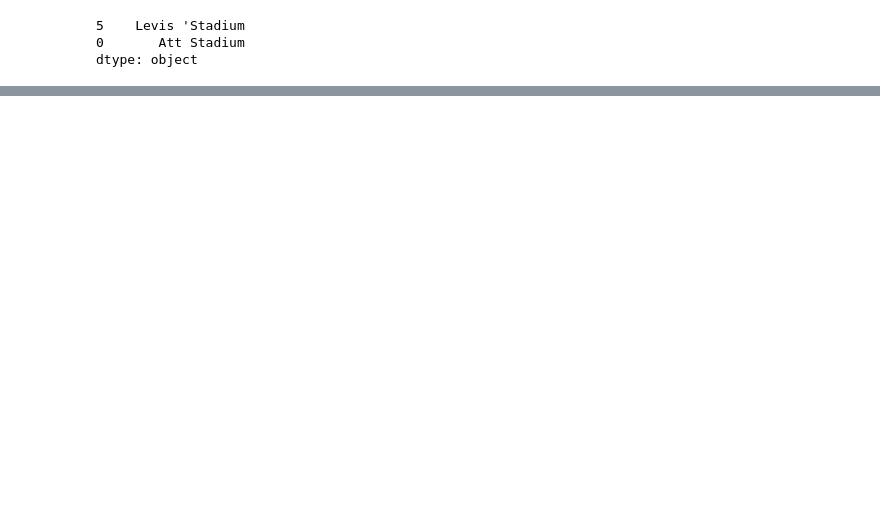
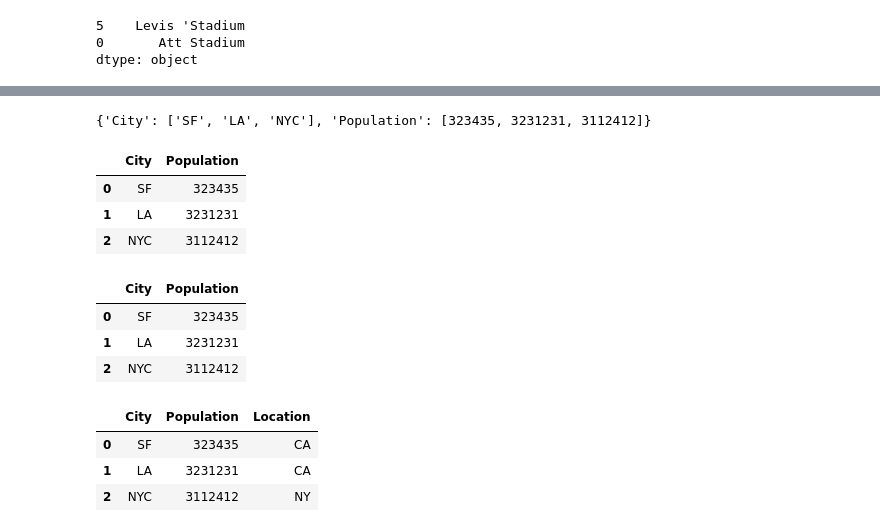
Before and after one commit to balaji-mssr/Data-Analysis-With-Python, a Jupyter notebook: Pandas/DataFrame.ipynb, the cells around one changed output, grey strips where cells are left out. Drawn from its saved outputs; the diff is of its cells as text; code cells hidden in the pictures; blank space fills up the shorter version.

Commit message:
data frames

```diff
--- a/Pandas/DataFrame.ipynb
+++ b/Pandas/DataFrame.ipynb
@@ -163,3 +163,36 @@ nfl_frame
 | 4 | 5 | Baltimore Ravens | 182 | 1 | 0.560 | 1996 | 326 | AFC North | NaN | 4 |
 | 5 | 6 | San Francisco 49ers | 545 | 14 | 0.550 | 1950 | 1003 | NFC West | Levis 'Stadium | 5 |
 | 6 | 7 | New England Patriots | 478 | 9 | 0.547 | 1960 | 882 | AFC East | NaN | 6 |
+# %%
+# Constractin dataframe with dictionnary
+data = {'City':['SF', 'LA', 'NYC'], 'Population':[323435,3231231,3112412]}
+# %%
+data
+# %% [output]
+{'City': ['SF', 'LA', 'NYC'], 'Population': [323435, 3231231, 3112412]}
+# %%
+# Assign the dic to a pandas DataFrame
+city_frame = DataFrame(data)
+# %%
+city_frame
+# %% [output]
+|  | City | Population |
+| 0 | SF | 323435 |
+| 1 | LA | 3231231 |
+| 2 | NYC | 3112412 |
+# %%
+city_frame.tail()
+# %% [output]
+|  | City | Population |
+| 0 | SF | 323435 |
+| 1 | LA | 3231231 |
+| 2 | NYC | 3112412 |
+# %%
+city_frame['Location'] = ['CA','CA','NY']
+# %%
+city_frame
+# %% [output]
+|  | City | Population | Location |
+| 0 | SF | 323435 | CA |
+| 1 | LA | 3231231 | CA |
+| 2 | NYC | 3112412 | NY |
```
